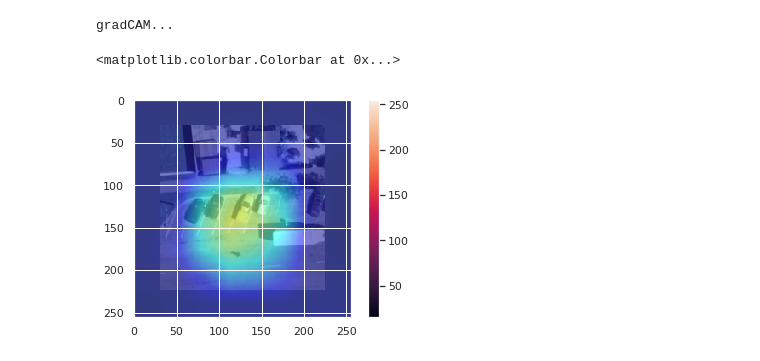
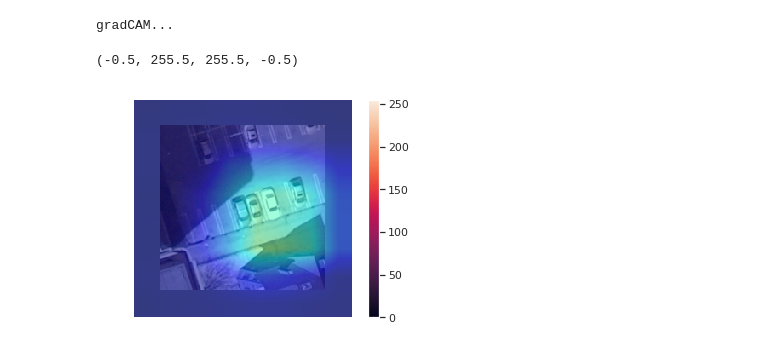
Before and after one commit to OkamotoTaiga/cowc, a Jupyter notebook: Classification/src/Grad-CAM.ipynb, the cells around one changed output. Saved outputs shown, nothing was run; the diff lists cells and outputs as text; code cells hidden in the pictures.

Commit message:
change Grad-CAM

```diff
--- a/Classification/src/Grad-CAM.ipynb
+++ b/Classification/src/Grad-CAM.ipynb
@@ -30,15 +30,21 @@ class GradCAM():
         if self.use_cuda:
             self.net = self.net.cuda()
 
-        for module in self.net.named_modules():
-            if module[0] == target_layer:
-                module[1].register_forward_hook(self.save_feature_map)
-                module[1].register_backward_hook(self.save_grad)
+        for name, module in self.net.named_modules():
+            if name == target_layer:
+                module.register_forward_hook(self.save_feature_map) # forward段階のもの
+                module.register_backward_hook(self.save_grad) # backward段階のもの
 
     def save_feature_map(self, module, input, output):
+        '''
+        最終層の出力Feature Mapを記録する
+        '''
         self.feature_map =  output.detach()
 
     def save_grad(self, module, grad_in, grad_out):
+        '''
+        最終層逆伝播時の勾配を記録する
+        '''
         self.grad = grad_out[0].detach()
 
     def __call__(self, x, index=None):
@@ -46,28 +52,36 @@ class GradCAM():
         if self.use_cuda:
             x = x.cuda()
 
+        # 予測結果 (1, 10)
         output = self.net(x)
 
         if index == None:
+            # 予測結果 (1, )
             index = np.argmax(output.cpu().data.numpy())
 
         one_hot = np.zeros((1, output.size()[-1]), dtype = np.float32)
         one_hot[0][index] = 1
         one_hot = torch.from_numpy(one_hot)
-        one_hot.requires_grad_()
+        one_hot.requires_grad_() # 勾配計算を有効に
         if self.use_cuda:
             one_hot = torch.sum(one_hot.cuda() * output)
         else:
             one_hot = torch.sum(one_hot * output)
 
+        # 勾配の初期化
         self.net.zero_grad()
 
+        # 予測値に対する勾配の計算
         one_hot.backward()
 
+
+        # 特徴量マップ
         self.feature_map = self.feature_map.cpu().numpy()[0]
 
+        # 勾配
         self.weights = np.mean(self.grad.cpu().numpy(), axis = (2, 3))[0, :]
 
+        # 特徴量マップと重みをかける
         cam = np.sum(self.feature_map * self.weights[:, None, None], axis=0)
         # ReLU
         cam = np.maximum(cam, 0)
@@ -75,6 +89,9 @@ class GradCAM():
         return cam, index
 
 def show_cam_on_image(img, mask):
+    '''
+    元画像に特徴量マップを重ね合わせる
+    '''
     heatmap = cv2.applyColorMap(np.uint8(255*mask), cv2.COLORMAP_JET)
     heatmap = np.float32(heatmap) / 255
     cam = heatmap + np.float32(img)
@@ -118,7 +135,7 @@ df.head()
 | 3 | Columbus_CSUAV_AFRL/train/00.0007... | 0 | Columbus_CSUAV_AFRL | 0 |
 | 4 | Columbus_CSUAV_AFRL/train/00.0007... | 0 | Columbus_CSUAV_AFRL | 0 |
 # %%
-image_file_path = df.query('count==5 and flag==1')['file_name'].iloc[256]
+image_file_path = df.query('count==6 and flag==1')['file_name'].iloc[956]
 image_file_path = '../data/' + image_file_path
 
 transform = ImageTransform()
@@ -126,6 +143,6 @@ img = Image.open(image_file_path)
 image = transform(img, phase='val').unsqueeze(0)
 
 plt.imshow(img)
-#plt.axis('off')
+plt.axis('off')
 plt.show()
 # %% [output]
@@ -205,8 +222,9 @@ gradCAM...
 # %%
 # 結果の表示
 img_r = cv2.cvtColor(cam_on_image, cv2.COLOR_BGR2RGB)
 plt.imshow(img_r)
 plt.colorbar()
+plt.axis('off')
 # %% [output]
-<matplotlib.colorbar.Colorbar at 0x...>
+(-0.5, 255.5, 255.5, -0.5)
-[figure, old version]
+[figure, new version]
```
Also changed, not shown: parts of 3 cells of this notebook.
